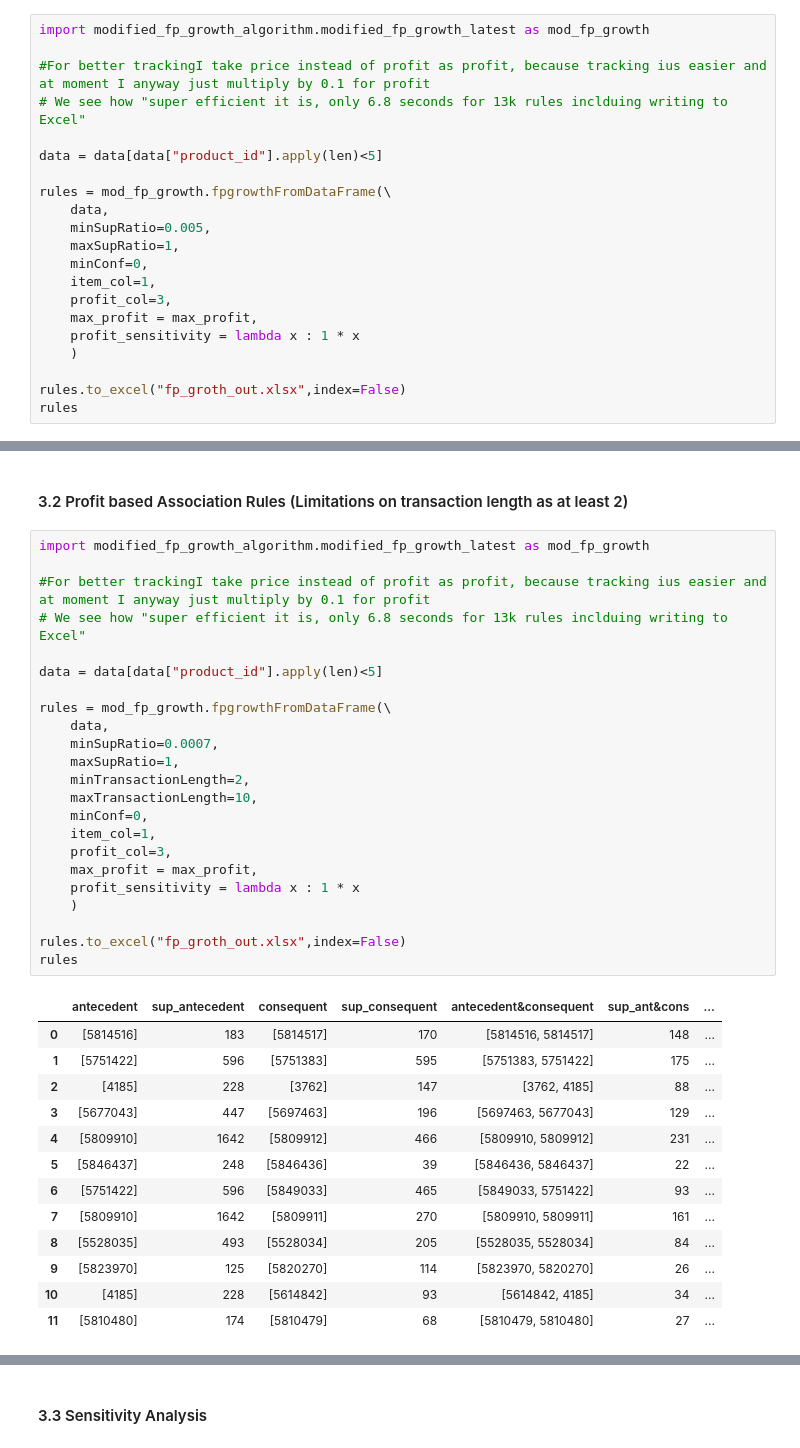
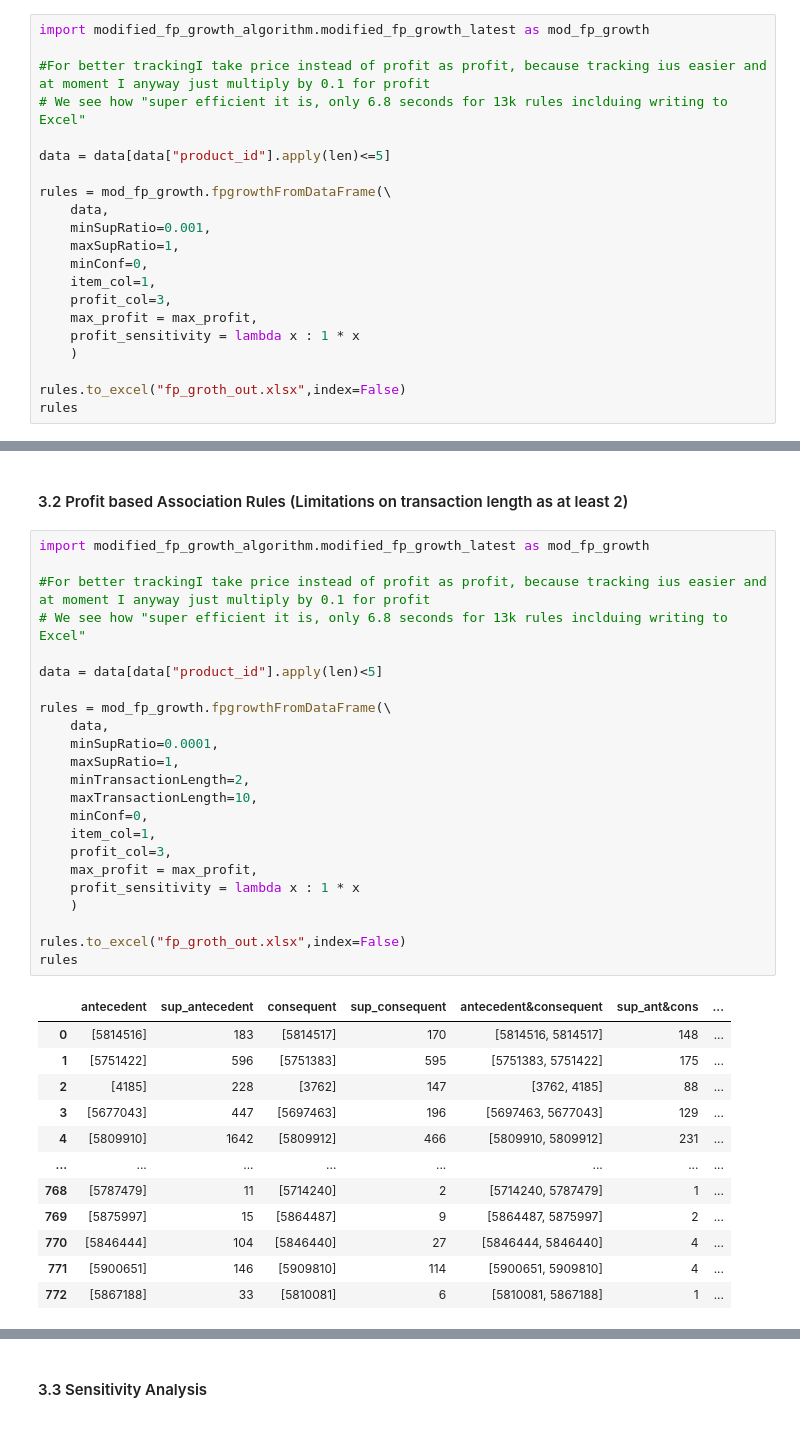
Before and after one commit to dawei7/Detecting-patterns-in-purchase-history-using-association-rule-learning-methods, a Jupyter notebook: Analaysis_Kaggle_Comsetics_Dataset.ipynb, the cells around one changed output, grey strips where cells are left out. Drawn from its saved outputs; the diff is of its cells as text.

```diff
--- a/Analaysis_Kaggle_Comsetics_Dataset.ipynb
+++ b/Analaysis_Kaggle_Comsetics_Dataset.ipynb
@@ -330,11 +326,11 @@ import modified_fp_growth_algorithm.modified_fp_growth_latest as mod_fp_growth
 #For better trackingI take price instead of profit as profit, because tracking ius easier and at moment I anyway just multiply by 0.1 for profit
 # We see how "super efficient it is, only 6.8 seconds for 13k rules inclduing writing to Excel"
 
-data = data[data["product_id"].apply(len)<5]
+data = data[data["product_id"].apply(len)<=5]
 
 rules = mod_fp_growth.fpgrowthFromDataFrame(\
     data,
-    minSupRatio=0.005,
+    minSupRatio=0.001,
     maxSupRatio=1,
     minConf=0,
     item_col=1,
@@ -390,37 +386,36 @@ rules_labeled
 # %%
 import modified_fp_growth_algorithm.modified_fp_growth_latest as mod_fp_growth
 
 #For better trackingI take price instead of profit as profit, because tracking ius easier and at moment I anyway just multiply by 0.1 for profit
 # We see how "super efficient it is, only 6.8 seconds for 13k rules inclduing writing to Excel"
 
 data = data[data["product_id"].apply(len)<5]
 
 rules = mod_fp_growth.fpgrowthFromDataFrame(\
     data,
-    minSupRatio=0.0007,
+    minSupRatio=0.0001,
     maxSupRatio=1,
     minTransactionLength=2,
     maxTransactionLength=10,
     minConf=0,
     item_col=1,
     profit_col=3,
     max_profit = max_profit,
     profit_sensitivity = lambda x : 1 * x
     )
 
 rules.to_excel("fp_groth_out.xlsx",index=False)
 rules
 # %% [output]
 |  | antecedent | sup_antecedent | consequent | sup_consequent | antecedent&consequent | sup_ant&cons | ... |
 | 0 | [5814516] | 183 | [5814517] | 170 | [5814516, 5814517] | 148 | ... |
 | 1 | [5751422] | 596 | [5751383] | 595 | [5751383, 5751422] | 175 | ... |
 | 2 | [4185] | 228 | [3762] | 147 | [3762, 4185] | 88 | ... |
 | 3 | [5677043] | 447 | [5697463] | 196 | [5697463, 5677043] | 129 | ... |
 | 4 | [5809910] | 1642 | [5809912] | 466 | [5809910, 5809912] | 231 | ... |
-| 5 | [5846437] | 248 | [5846436] | 39 | [5846436, 5846437] | 22 | ... |
-| 6 | [5751422] | 596 | [5849033] | 465 | [5849033, 5751422] | 93 | ... |
-| 7 | [5809910] | 1642 | [5809911] | 270 | [5809910, 5809911] | 161 | ... |
-| 8 | [5528035] | 493 | [5528034] | 205 | [5528035, 5528034] | 84 | ... |
-| 9 | [5823970] | 125 | [5820270] | 114 | [5823970, 5820270] | 26 | ... |
-| 10 | [4185] | 228 | [5614842] | 93 | [5614842, 4185] | 34 | ... |
-| 11 | [5810480] | 174 | [5810479] | 68 | [5810479, 5810480] | 27 | ... |
+| ... | ... | ... | ... | ... | ... | ... | ... |
+| 768 | [5787479] | 11 | [5714240] | 2 | [5714240, 5787479] | 1 | ... |
+| 769 | [5875997] | 15 | [5864487] | 9 | [5864487, 5875997] | 2 | ... |
+| 770 | [5846444] | 104 | [5846440] | 27 | [5846444, 5846440] | 4 | ... |
+| 771 | [5900651] | 146 | [5909810] | 114 | [5900651, 5909810] | 4 | ... |
+| 772 | [5867188] | 33 | [5810081] | 6 | [5810081, 5867188] | 1 | ... |
```
Also changed, not shown: parts of 6 cells of this notebook, 6 other files.
